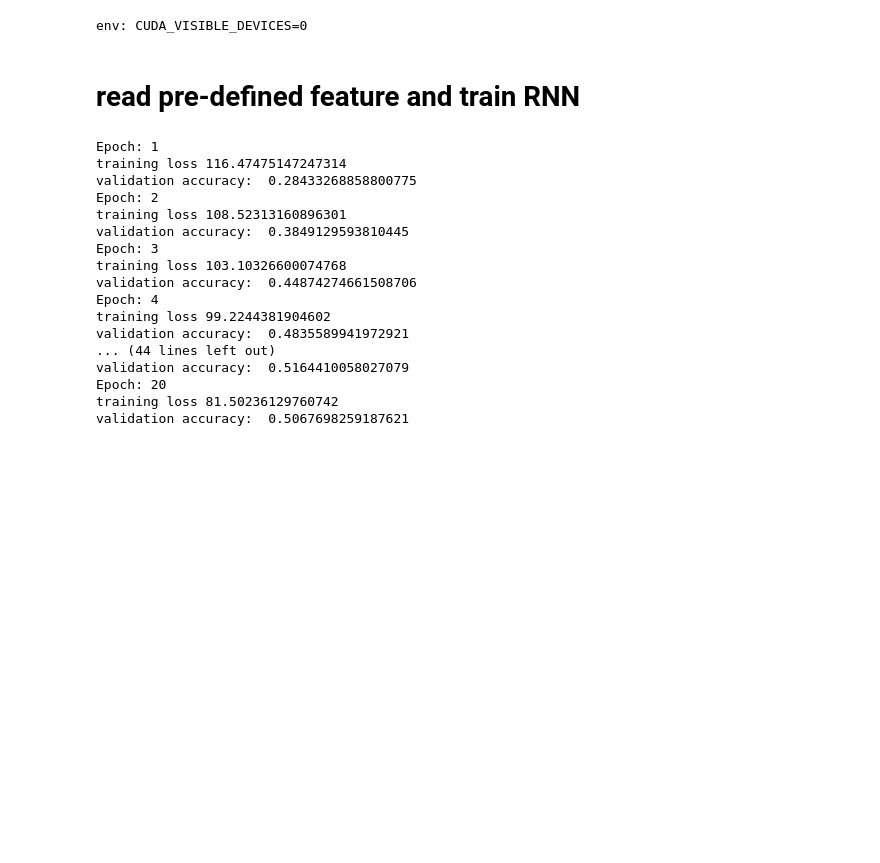
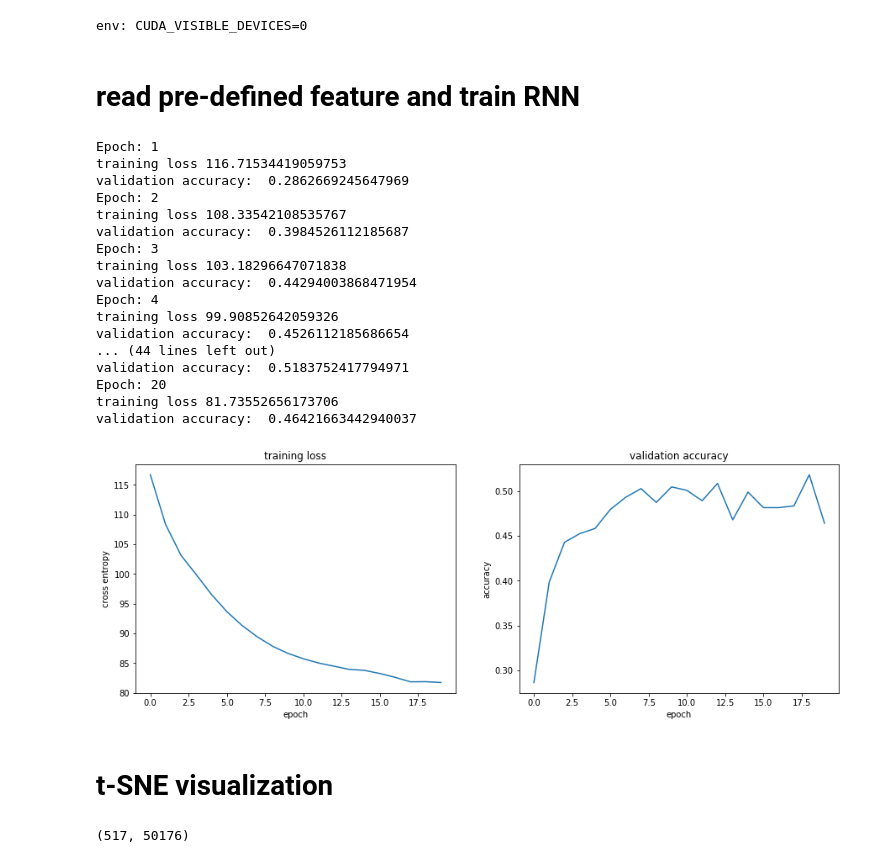
Before and after one commit to thtang/DLCV2018SPRING, a Jupyter notebook: hw5/train/RNN_classification.ipynb, the cells around one changed output. Cells and saved outputs as stored; diff of their text form; code cells hidden in the pictures; blank space fills up the shorter version.

```diff
--- a/hw5/train/RNN_classification.ipynb
+++ b/hw5/train/RNN_classification.ipynb
@@ -21,19 +21,19 @@ env: CUDA_VISIBLE_DEVICES=0
 # %% [markdown]
 # read pre-defined feature and train RNN
 # %%
-with open("../train_features_d12.pkl", "rb") as f:
+with open("../features/train_features_d12.pkl", "rb") as f:
     train_features = pickle.load(f)
-with open("../valid_features_d12.pkl", "rb") as f:
+with open("../features/valid_features_d12.pkl", "rb") as f:
     valid_features = pickle.load(f)
 
-with open("../train_y.pkl", "rb") as f:
+with open("../features/train_y.pkl", "rb") as f:
     train_y = pickle.load(f)
-with open("../valid_y.pkl", "rb") as f:
+with open("../features/valid_y.pkl", "rb") as f:
     valid_y = pickle.load(f)
 # %%
-class GRU(nn.Module):
+class LSTM(nn.Module):
     def __init__(self, input_size, hidden_size=512, n_layers=2, dropout=0.5):
-        super(GRU, self).__init__()
+        super(LSTM, self).__init__()
         self.hidden_size =  hidden_size
         self.lstm = nn.LSTM(input_size, self.hidden_size, n_layers,
                           dropout=(0 if n_layers == 1 else dropout), bidirectional=False)
@@ -48,9 +48,10 @@ class GRU(nn.Module):
         outputs, (hn,cn) = self.lstm(packed, hidden) # output: (seq_len, batch, hidden*n_dir)
 #         outputs, _ = torch.nn.utils.rnn.pad_packed_sequence(outputs)
 #         outputs = outputs[:, :, :self.hidden_size] + outputs[:, : ,self.hidden_size:] # Sum bidirectional outputs (1, batch, hidden)
-        outputs = self.bn_0(hn[-1])
+        hidden_output = hn[-1]
+        outputs = self.bn_0(hidden_output)
         outputs = self.softmax(self.fc_2(outputs))
-        return outputs
+        return outputs, hidden_output
 # %%
 def single_batch_padding(train_X_batch, train_y_batch, test = False):
     if test==True:
@@ -72,19 +73,21 @@ input_valid_X, input_valid_y, valid_lengths = single_batch_padding([valid_featur
                                                                   test=True)
 # %%
 feature_size = 1024*7*7
-model = rnn = GRU(feature_size,hidden_size=512).cuda()
+model = LSTM(feature_size,hidden_size=512).cuda()
 optimizer = torch.optim.Adam(model.parameters(), lr=0.0001)
 BATCH_SIZE = 64
 loss_function = nn.CrossEntropyLoss()
 max_accuracy = 0
 model.train()
+training_loss = []
+validation_acc = []
 for epoch in range(20):
     print("Epoch:", epoch+1)
     CE_loss = 0.0
     total_length = len(train_features)
     # shuffle
     perm_index = np.random.permutation(len(train_features))
-    train_X_sfl = [ train_features[i] for i in perm_index]
+    train_X_sfl = [train_features[i] for i in perm_index]
     train_y_sfl = np.array(train_y)[perm_index]
     # construct training batch
     for index in range(0,total_length ,BATCH_SIZE):
@@ -102,13 +105,13 @@ for epoch in range(20):
         # use GPU
         input_X = input_X.cuda()
         # forward + backward + optimize
-        output = model(input_X, length)
+        output, _ = model(input_X, length)
         loss = loss_function(output, input_y.cuda())
         loss.backward()
         optimizer.step()
         CE_loss += loss.cpu().data.numpy()
     print("training loss",CE_loss)
-
+    training_loss.append(CE_loss)
     # validation
     same_difference = []
     with torch.no_grad():
@@ -117,30 +120,31 @@ for epoch in range(20):
             input_valid_X, input_valid_y, valid_lengths = single_batch_padding([valid_features[i]],
                                                                                [valid_y[i]],
                                                                                test=True)
-            output = model(input_valid_X.cuda(),valid_lengths)
+            output, _ = model(input_valid_X.cuda(),valid_lengths)
             output_label = torch.argmax(output,1).cpu().data
             same_difference.append((output_label == input_valid_y).numpy())
         accuracy = np.mean(same_difference)
         print("validation accuracy: ",accuracy)
+        validation_acc.append(accuracy)
     if accuracy > max_accuracy:
         max_accuracy = accuracy
         torch.save(model.state_dict(), "../models/RNN_FC_model.pkt")
     model.train()
 # %% [output]
 Epoch: 1
-training loss 116.47475147247314
-validation accuracy:  0.28433268858800775
+training loss 116.71534419059753
+validation accuracy:  0.2862669245647969
 Epoch: 2
-training loss 108.52313160896301
-validation accuracy:  0.3849129593810445
+training loss 108.33542108535767
+validation accuracy:  0.3984526112185687
 Epoch: 3
-training loss 103.10326600074768
-validation accuracy:  0.44874274661508706
+training loss 103.18296647071838
+validation accuracy:  0.44294003868471954
 Epoch: 4
-training loss 99.2244381904602
-validation accuracy:  0.4835589941972921
+training loss 99.90852642059326
+validation accuracy:  0.4526112185686654
 ... (44 lines left out)
-validation accuracy:  0.5164410058027079
+validation accuracy:  0.5183752417794971
 Epoch: 20
-training loss 81.50236129760742
-validation accuracy:  0.5067698259187621
+training loss 81.73552656173706
+validation accuracy:  0.46421663442940037
@@ -154,0 +151,18 @@ torch.cuda.empty_cache()
+# %%
+plt.figure(figsize=(15,5))
+plt.subplot(1,2,1)
+plt.plot(training_loss)
+plt.title("training loss")
+plt.ylabel("cross entropy")
+plt.xlabel("epoch")
+plt.subplot(1,2,2)
+plt.plot(validation_acc)
+plt.title("validation accuracy")
+plt.ylabel("accuracy")
+plt.xlabel("epoch")
+plt.savefig("p2_curve.png")
+plt.show()
+# %% [output]
+[figure, added]
+# %% [markdown]
+# t-SNE visualization
@@ -154,0 +178,4 @@ torch.cuda.empty_cache()
+# %%
+CNN_features.shape
+# %% [output]
+(517, 50176)
```
Also changed, not shown: parts of 13 cells of this notebook, 9 other files.
